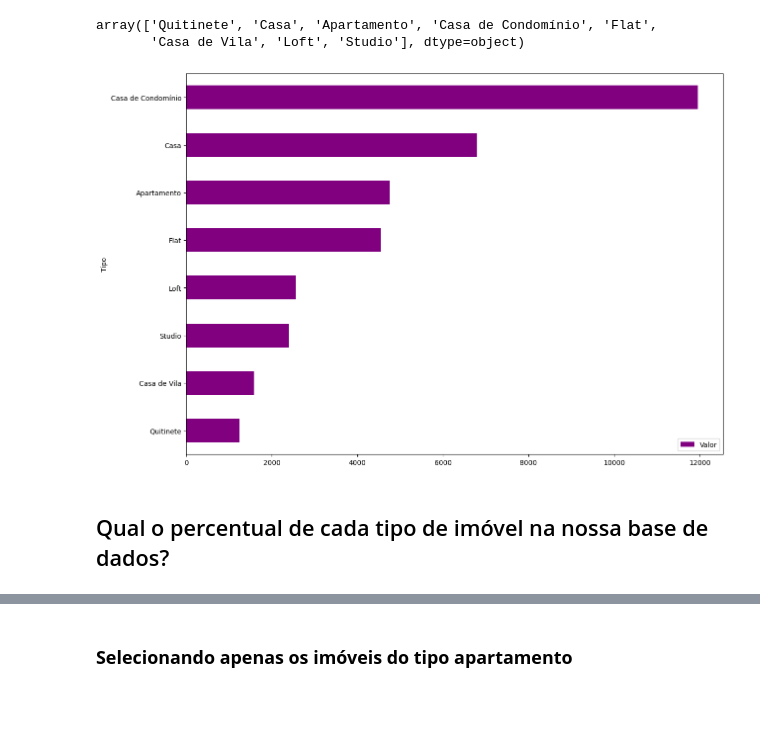
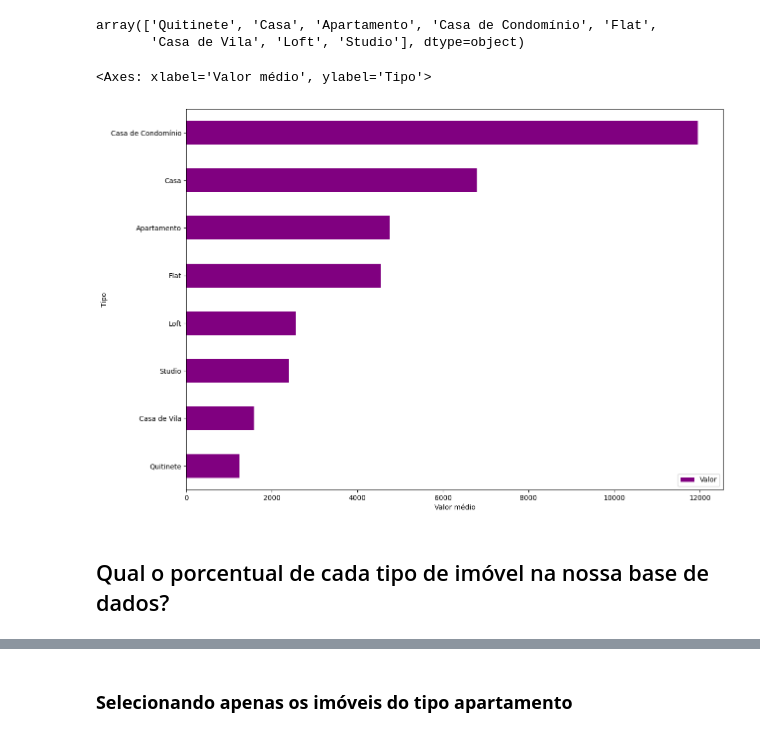
Before and after one commit to DiegoF-G/Pandas, a Jupyter notebook: projeto_imobiliaria.ipynb, the cells around one changed output, grey strips where cells are left out. Saved outputs shown, nothing was run; the diff lists cells and outputs as text; code cells hidden in the pictures; blank space fills up the shorter version.

```diff
--- a/projeto_imobiliaria.ipynb
+++ b/projeto_imobiliaria.ipynb
@@ -288,9 +293,9 @@ display(dados.query('@imoveis_comerciais not in Tipo'))
 23111 rows × 9 columns
 # %%
 # Salvando os imóveis residenciais
-imoveis_residenciais = dados.query('@imoveis_comerciais not in Tipo')
+df = dados.query('@imoveis_comerciais not in Tipo')
 
-imoveis_residenciais.head() # Tinha um conjunto comercial no índice 2, não tem mais!
+df.head() # Tinha um conjunto comercial no índice 2, não tem mais!
 # %% [output]
 |  | Tipo | Bairro | Quartos | Vagas | Suites | Area | Valor | Condominio | IPTU |
 | 0 | Quitinete | Copacabana | 1 | 0 | 0 | 40 | 1700.0 | 500.0 | 60.0 |
@@ -305,11 +310,12 @@ display(imoveis_residenciais.Tipo.unique())
 array(['Quitinete', 'Casa', 'Apartamento', 'Casa de Condomínio', 'Flat',
        'Casa de Vila', 'Loft', 'Studio'], dtype=object)
 # %%
-# Plotando novamente um gráfico apenas com os imóveis residenciais
-df_preco_tipo = imoveis_residenciais.groupby("Tipo").mean()[["Valor"]].sort_values("Valor")
+# Plotando novamente um gráfico, apenas com os imóveis residenciais
+df_preco_tipo = df.groupby('Tipo').mean()[['Valor']].sort_values('Valor')
 
-df_preco_tipo.plot(kind='barh', figsize=(14, 10), color ='purple')
+df_preco_tipo.plot(kind='barh', figsize=(14, 10), color ='purple', xlabel='Valor médio')
 # %% [output]
+<Axes: xlabel='Valor médio', ylabel='Tipo'>
-[figure, old version]
+[figure, new version]
 # %% [markdown]
-## Qual o percentual de cada tipo de imóvel na nossa base de dados?
+## Qual o porcentual de cada tipo de imóvel na nossa base de dados?
```
Also changed, not shown: parts of 16 cells of this notebook.
